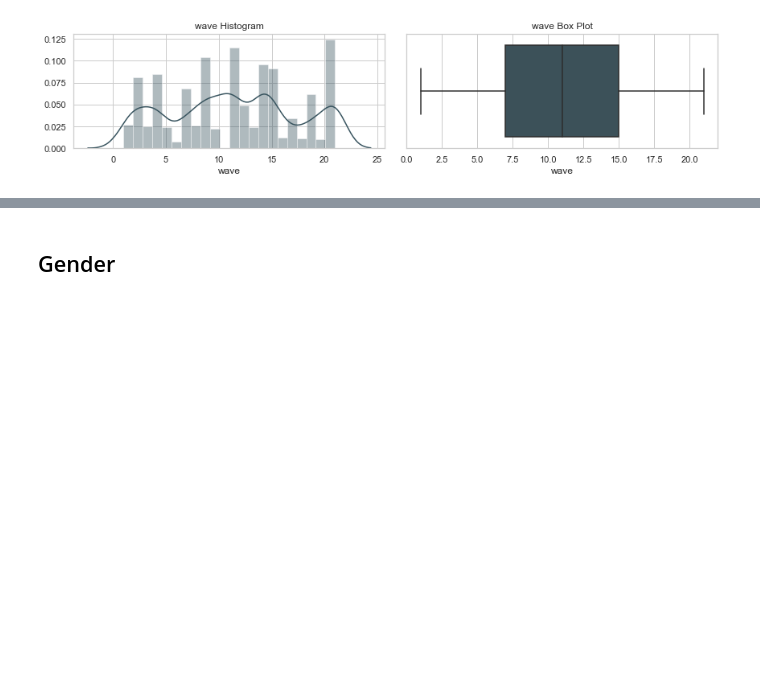
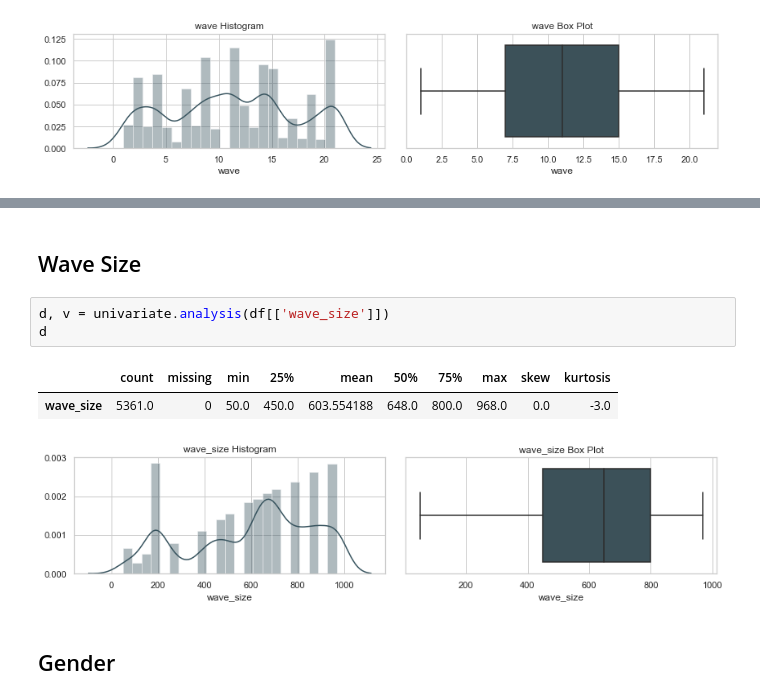
Before and after one commit to DecisionScients/Predictive-Dating, a Jupyter notebook: notebooks/3.1 Univariate EDA.ipynb, the cells around one changed output, grey strips where cells are left out. Drawn from its saved outputs; the diff is of its cells as text; blank space fills up the shorter version.

```diff
--- a/notebooks/3.1 Univariate EDA.ipynb
+++ b/notebooks/3.1 Univariate EDA.ipynb
@@ -51,3 +115,12 @@ d
+# %% [markdown]
+## Wave Size
+# %%
+d, v = univariate.analysis(df[['wave_size']])
+d
+# %% [output]
+|  | count | missing | min | 25% | mean | 50% | 75% | max | skew | kurtosis |
+| wave_size | 5361.0 | 0 | 50.0 | 450.0 | 603.554188 | 648.0 | 800.0 | 968.0 | 0.0 | -3.0 |
+[figure, added]
 # %% [markdown]
 ## Gender
 # %%
```
Also changed, not shown: parts of 21 cells of this notebook, 7 other files.
